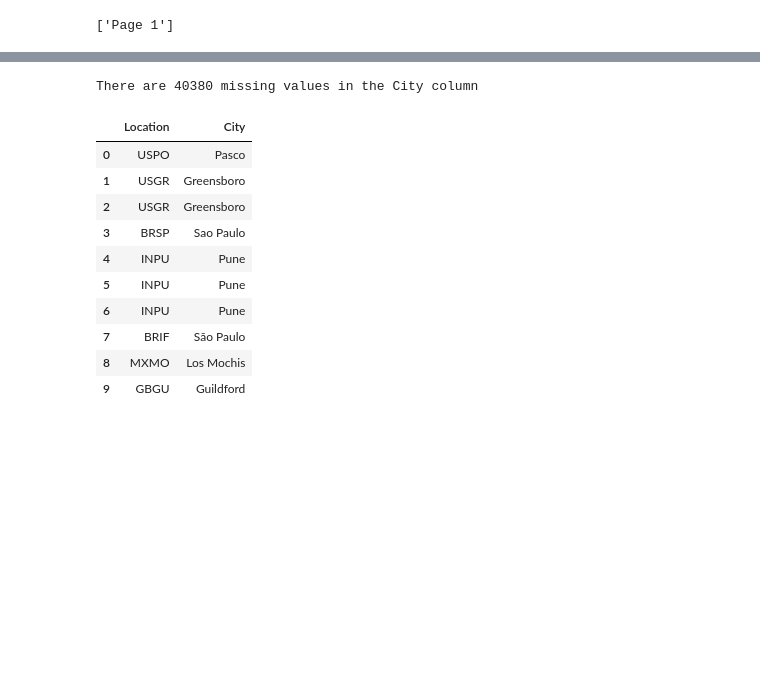
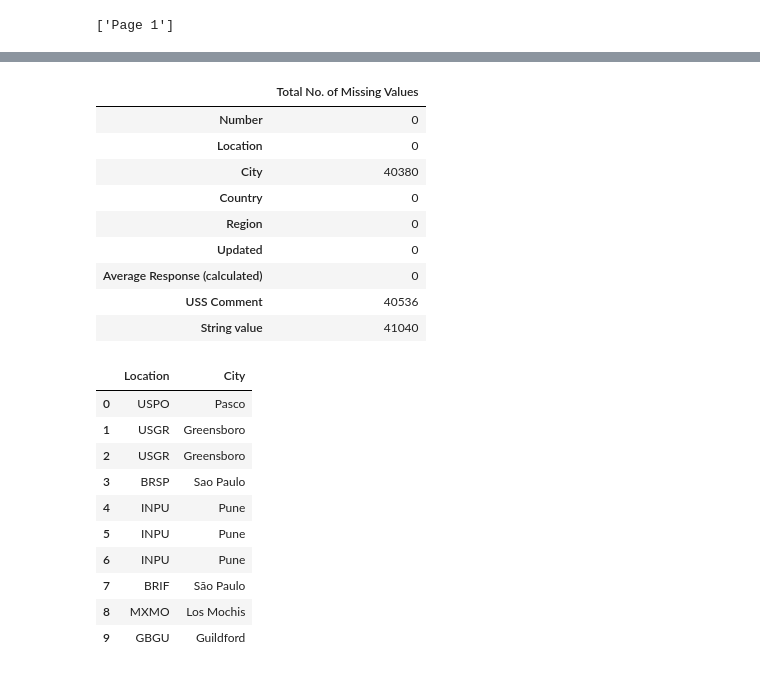
Before and after one commit to AzlinRusnan/Optimizing_CSAT_Through_Sentiment-Analysis_and_Predictive-Modeling, a Jupyter notebook: Optimizing_CSAT_Through_Sentiment_Analysis_&_Predictive_ML_Techniques.ipynb, the cells around one changed output, grey strips where cells are left out. Drawn from its saved outputs; the diff is of its cells as text; code cells hidden in the pictures; blank space fills up the shorter version.

```diff
--- a/Optimizing_CSAT_Through_Sentiment_Analysis_&_Predictive_ML_Techniques.ipynb
+++ b/Optimizing_CSAT_Through_Sentiment_Analysis_&_Predictive_ML_Techniques.ipynb
@@ -30,12 +30,19 @@ df.head()
 | 2 | INC19283148 | USGR | Greensboro | United States of America | NORTH AMERICA | 2024-10-31 22:06:26 | 1 | \n\n\n | ... |
 | 3 | INC19296794 | BRSP | Sao Paulo | Brazil | LATAM | 2024-10-31 21:39:18 | 1 | \n\n\n | ... |
 | 4 | INC19295496 | INPU | Pune | India | APAC | 2024-10-31 21:26:21 | 1 | \n\nPrompt response\n | ... |
-# %%
-# Check for missing values in the 'City' column
-missing_values_city = df['City'].isnull().sum()
-print("There are " + str(missing_values_city)  + " missing values in the City column")
-# %% [output]
-There are 40380 missing values in the City column
+# %%
+df.isnull().sum().to_frame().rename(columns={0:"Total No. of Missing Values"})
+# %% [output]
+|  | Total No. of Missing Values |
+| Number | 0 |
+| Location | 0 |
+| City | 40380 |
+| Country | 0 |
+| Region | 0 |
+| Updated | 0 |
+| Average Response (calculated) | 0 |
+| USS Comment | 40536 |
+| String value | 41040 |
 # %%
 # To fill the missing 'City' values, I will first explore how to handle it.
 # One approach is to use the most frequent city in the respective 'Location' or 'Country'.
```
Also changed, not shown: parts of 3 cells of this notebook.
